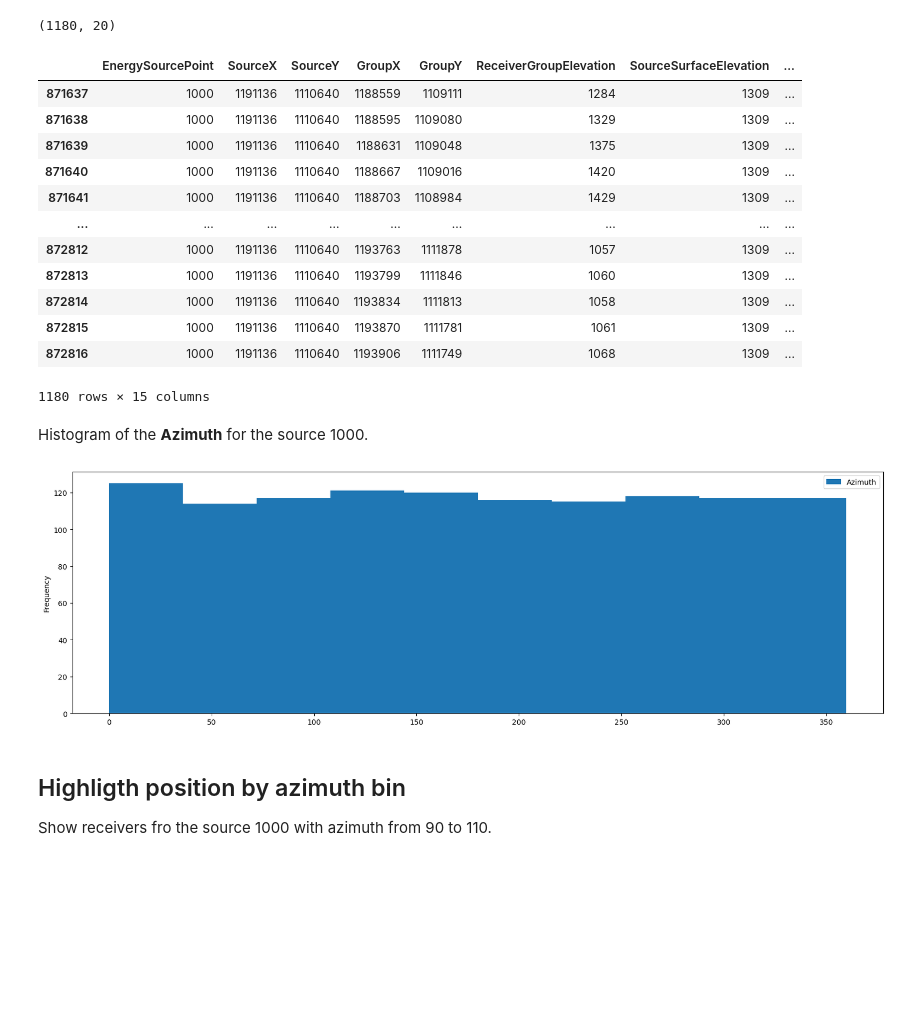
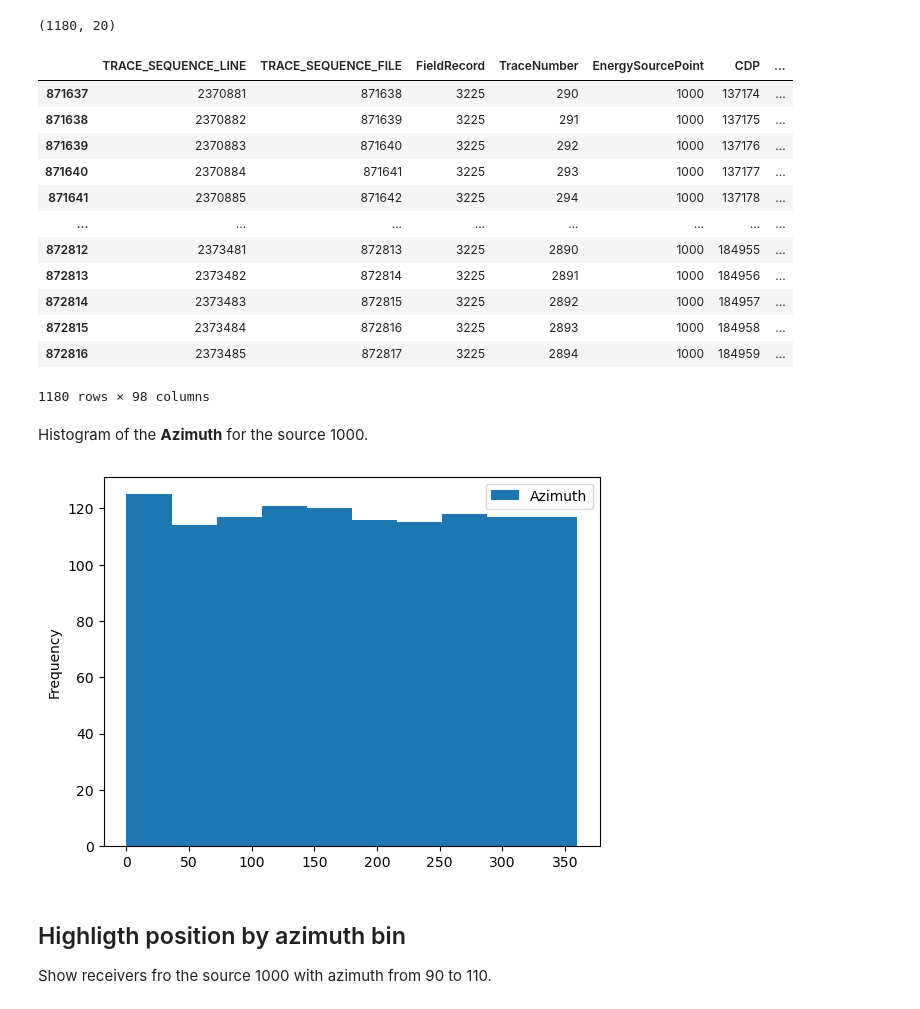
Before and after one commit to Ivanjav/SW_Inversion_3D_Data, a Jupyter notebook: 4_Dispersion_Analysis.ipynb, the cells around one changed output. Drawn from its saved outputs; the diff is of its cells as text; code cells hidden in the pictures; blank space fills up the shorter version.

```diff
--- a/4_Dispersion_Analysis.ipynb
+++ b/4_Dispersion_Analysis.ipynb
@@ -15,5 +15,5 @@ Read the file **sou_rec_pos.pkl** with pandas as DataFrame and the file **seismi
 # %%
-sou_rec_pos = pd.read_pickle("sou_rec_pos2.pkl")
+header = pd.read_pickle("header_new.pkl")
 seismic_data= xr.open_dataset("seismic_data_source_1000.nc")
 seismic_data
 # %% [output]
@@ -55,13 +55,13 @@ rec_pos
 ## Create new dimensions
 Compute **Azimuth** and **Offset** from sources and receivers positions.
 # %%
-pos_x=np.array(sou_rec_pos['SourceX']-sou_rec_pos['GroupX'], dtype='f')
-pos_y=np.array(sou_rec_pos['SourceY']-sou_rec_pos['GroupY'], dtype='f')
+pos_x=np.array(header['SourceX']-header['GroupX'], dtype='f')
+pos_y=np.array(header['SourceY']-header['GroupY'], dtype='f')
 azimuth=np.arctan2(-pos_x, pos_y) * 180 / np.pi+180
 offset = np.linalg.norm([pos_x,pos_y], axis=0)
-sou_rec_pos['Azimuth']=azimuth
-sou_rec_pos['Offset']=offset
+header['Azimuth']=azimuth
+header['Offset']=offset
 source=1000
-sou_rec_pos=sou_rec_pos[sou_rec_pos['EnergySourcePoint']==source] # Analizar disparo source
-sou_rec_pos
+header=header[header['EnergySourcePoint']==source] # Analizar disparo source
+header
 # %% [output]
@@ -84,8 +84,8 @@ Compute **Geodesic**
 import pickle
 with open('inter_topo.pkl', 'rb') as f:
      rbf = pickle.load(f)
-x_pts=sou_rec_pos[['SourceX_new','ReceiverX']].to_numpy().astype('f')
-y_pts=sou_rec_pos[['SourceY_new','ReceiverY']].to_numpy().astype('f')
+x_pts=header[['SourceX_new','ReceiverX']].to_numpy().astype('f')
+y_pts=header[['SourceY_new','ReceiverY']].to_numpy().astype('f')
 xt = np.transpose(np.linspace(x_pts[:,0],x_pts[:,1],20))
 yt = np.transpose(np.linspace(y_pts[:,0],y_pts[:,1],20))
 np.shape(xt)
@@ -98,31 +98,31 @@ zt = rbf(xt,yt)
 #    zt[i,:] = rbf(xt[i,:], yt[i,:])
 np.shape(zt)
 geodesic = np.sum(np.linalg.norm([np.diff(xt),np.diff(yt),np.diff(zt)], axis=0), axis=1)
-sou_rec_pos['Geodesic']=geodesic
-sou_rec_pos
+header['Geodesic']=geodesic
+header
 # %% [output]
-|  | EnergySourcePoint | SourceX | SourceY | GroupX | GroupY | ReceiverGroupElevation | SourceSurfaceElevation | ... |
-| 871637 | 1000 | 1191136 | 1110640 | 1188559 | 1109111 | 1284 | 1309 | ... |
-| 871638 | 1000 | 1191136 | 1110640 | 1188595 | 1109080 | 1329 | 1309 | ... |
-| 871639 | 1000 | 1191136 | 1110640 | 1188631 | 1109048 | 1375 | 1309 | ... |
-| 871640 | 1000 | 1191136 | 1110640 | 1188667 | 1109016 | 1420 | 1309 | ... |
-| 871641 | 1000 | 1191136 | 1110640 | 1188703 | 1108984 | 1429 | 1309 | ... |
-| ... | ... | ... | ... | ... | ... | ... | ... | ... |
-| 872812 | 1000 | 1191136 | 1110640 | 1193763 | 1111878 | 1057 | 1309 | ... |
-| 872813 | 1000 | 1191136 | 1110640 | 1193799 | 1111846 | 1060 | 1309 | ... |
-| 872814 | 1000 | 1191136 | 1110640 | 1193834 | 1111813 | 1058 | 1309 | ... |
-| 872815 | 1000 | 1191136 | 1110640 | 1193870 | 1111781 | 1061 | 1309 | ... |
-| 872816 | 1000 | 1191136 | 1110640 | 1193906 | 1111749 | 1068 | 1309 | ... |
+|  | TRACE_SEQUENCE_LINE | TRACE_SEQUENCE_FILE | FieldRecord | TraceNumber | EnergySourcePoint | CDP | ... |
+| 871637 | 2370881 | 871638 | 3225 | 290 | 1000 | 137174 | ... |
+| 871638 | 2370882 | 871639 | 3225 | 291 | 1000 | 137175 | ... |
+| 871639 | 2370883 | 871640 | 3225 | 292 | 1000 | 137176 | ... |
+| 871640 | 2370884 | 871641 | 3225 | 293 | 1000 | 137177 | ... |
+| 871641 | 2370885 | 871642 | 3225 | 294 | 1000 | 137178 | ... |
+| ... | ... | ... | ... | ... | ... | ... | ... |
+| 872812 | 2373481 | 872813 | 3225 | 2890 | 1000 | 184955 | ... |
+| 872813 | 2373482 | 872814 | 3225 | 2891 | 1000 | 184956 | ... |
+| 872814 | 2373483 | 872815 | 3225 | 2892 | 1000 | 184957 | ... |
+| 872815 | 2373484 | 872816 | 3225 | 2893 | 1000 | 184958 | ... |
+| 872816 | 2373485 | 872817 | 3225 | 2894 | 1000 | 184959 | ... |
-1180 rows × 15 columns
+1180 rows × 98 columns
 # %% [markdown]
 Histogram of the **Azimuth** for the source 1000.
 # %%
 source=1000
-shot_pos=sou_rec_pos[sou_rec_pos['EnergySourcePoint']==source]
+shot_pos=header[header['EnergySourcePoint']==source]
 shot_pos[['Azimuth']].plot.hist()
 plt.show()
 # %% [output]
-[figure, old version]
+[figure, new version]
 # %% [markdown]
 ## Highligth position by azimuth bin
 Show receivers fro the source 1000 with azimuth from 90 to 110.
```
Also changed, not shown: parts of 5 cells of this notebook, 6 other files.
